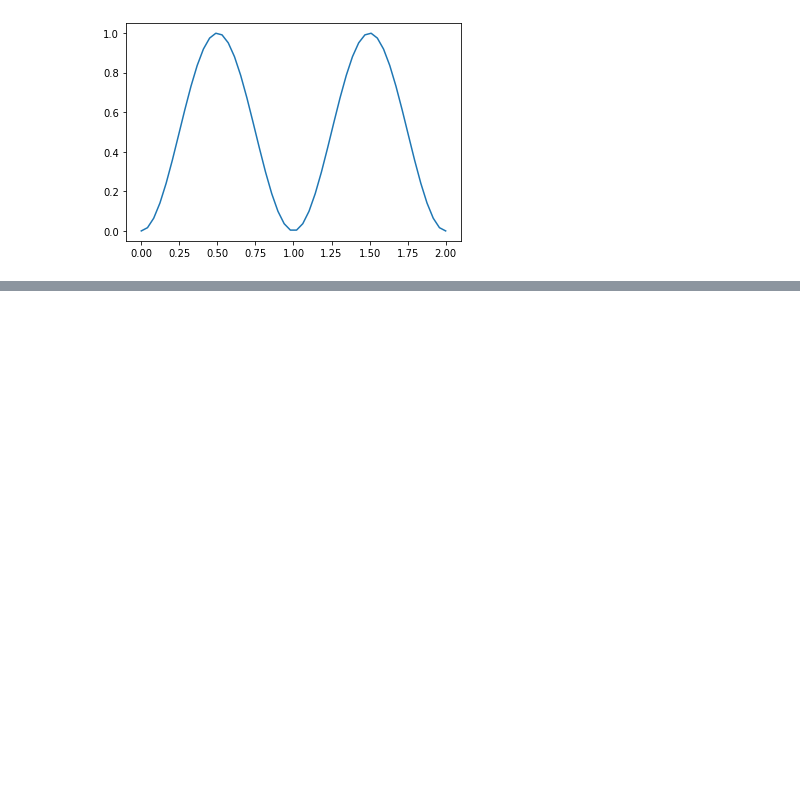
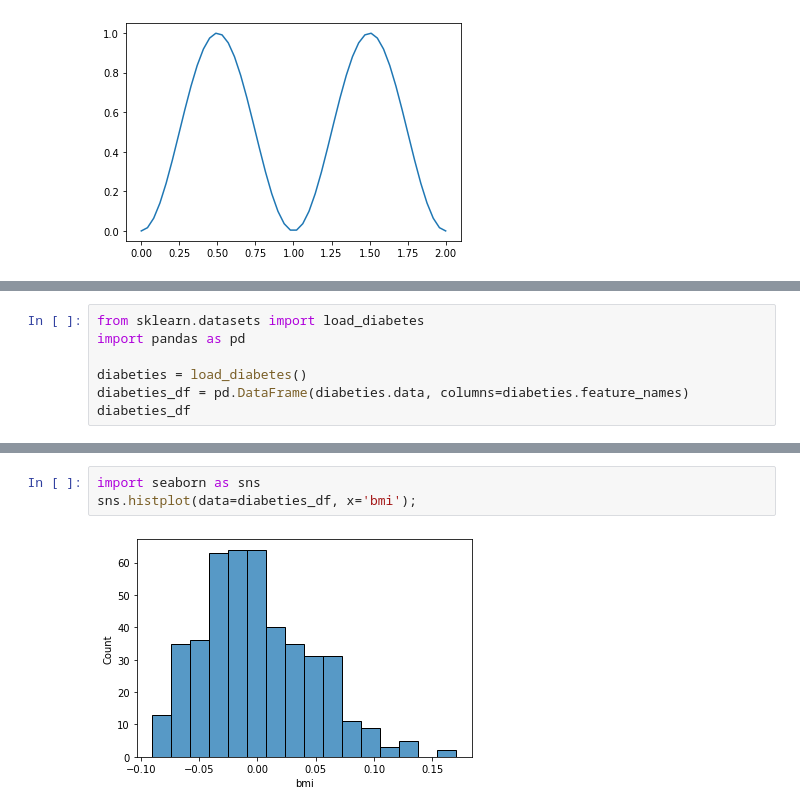
Before and after one commit to lloydhamilton/quarto-medium, a Jupyter notebook: quarto-demo.ipynb, the cells around one changed output, grey strips where cells are left out. Drawn from its saved outputs; the diff is of its cells as text; blank space fills up the shorter version.

```diff
--- a/quarto-demo.ipynb
+++ b/quarto-demo.ipynb
@@ -45,0 +62,7 @@ plt.plot(x, y);
+# %%
+from sklearn.datasets import load_diabetes
+import pandas as pd
+
+diabeties = load_diabetes()
+diabeties_df = pd.DataFrame(diabeties.data, columns=diabeties.feature_names)
+diabeties_df
@@ -45,0 +87,5 @@ plt.plot(x, y);
+# %%
+import seaborn as sns
+sns.histplot(data=diabeties_df, x='bmi');
+# %% [output]
+[figure, added]
```
Also changed, not shown: parts of 8 cells of this notebook, 1 other file.
